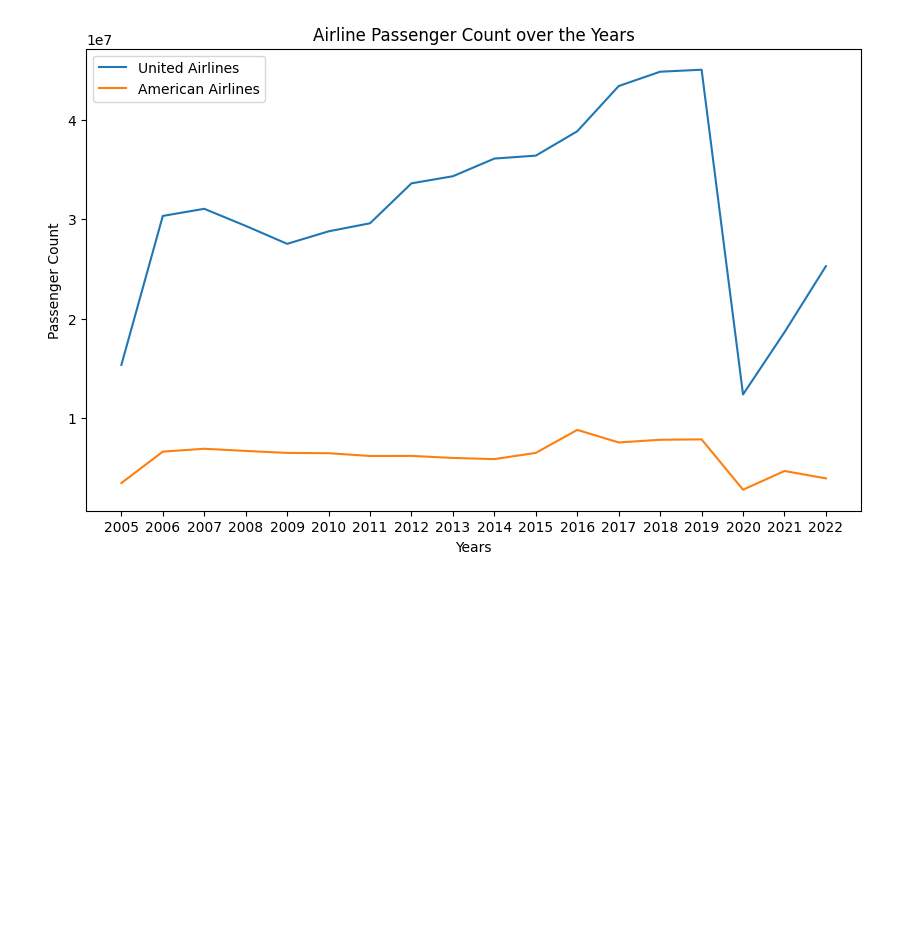
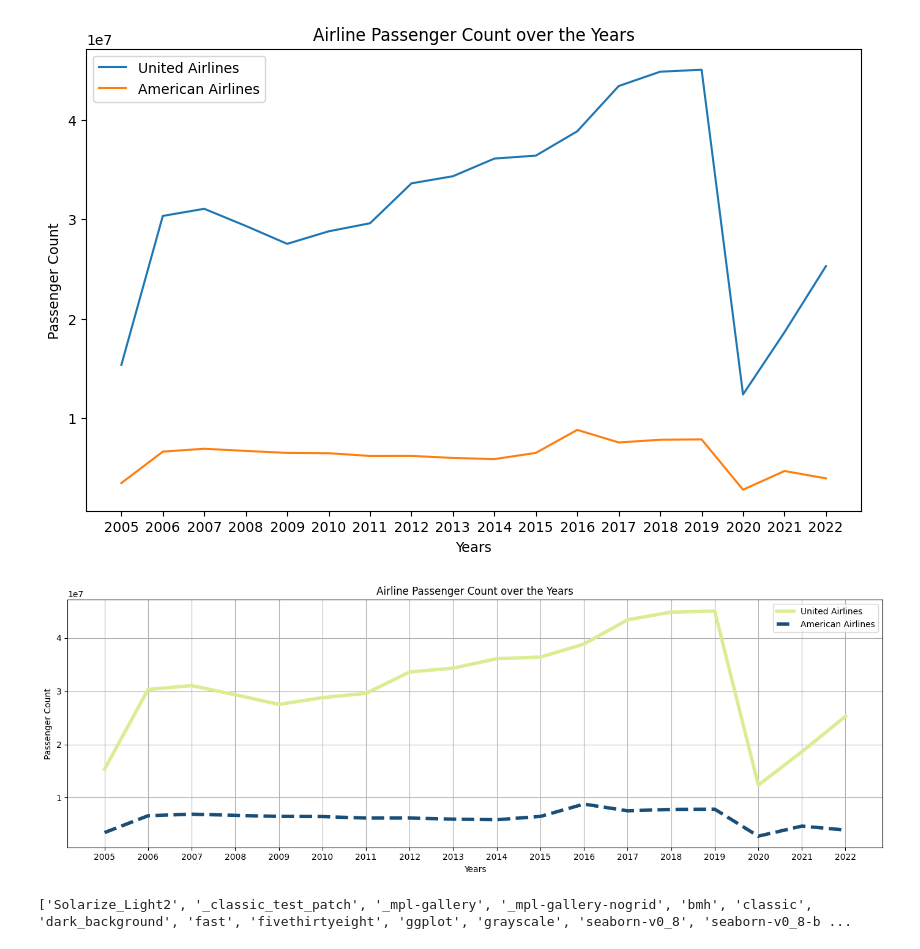
Before and after one commit to atifiu/matplotlib_practice, a Jupyter notebook: Matplotlib_Training1.ipynb, the cells around one changed output. Saved outputs shown, nothing was run; the diff lists cells and outputs as text; code cells hidden in the pictures; blank space fills up the shorter version.

Commit message:
Added styling and xkcd plot

```diff
--- a/Matplotlib_Training1.ipynb
+++ b/Matplotlib_Training1.ipynb
@@ -83,3 +89,30 @@ plt.legend()
 _ = plt.show()
 # %% [output]
 [figure]
+# %%
+# We will change the COLOR and LINESTYLE  of the lines
+# Linewidth can be changed using linewidth argument
+# plt.tight_layout() function can adjust the padding automatically.
+# plt.grid(true) to enable grid layout
+
+plt.figure(figsize=(14,5)) # to Increase the size of plot and make it bigger
+plt.plot(df_summary[df_summary['Operating Airline']=='United Airlines']['Year'], \
+            df_summary[df_summary['Operating Airline']=='United Airlines']['Passenger_Count'],\
+                label = "United Airlines", color = '#d9ed92ff', linestyle = 'solid', linewidth = 4)
+plt.plot(df_summary[df_summary['Operating Airline']=='American Airlines']['Year'], \
+            df_summary[df_summary['Operating Airline']=='American Airlines']['Passenger_Count'], \
+                label = "American Airlines", color = '#184e77ff', linestyle = 'dashed', linewidth = 4)
+plt.title("Airline Passenger Count over the Years")
+plt.xlabel("Years")
+plt.ylabel("Passenger Count")
+
+plt.legend()
+plt.tight_layout()
+plt.grid('True')
+_ = plt.show()
+# %% [output]
+[figure, added]
+# %%
+print(plt.style.available)
+# %% [output]
+['Solarize_Light2', '_classic_test_patch', '_mpl-gallery', '_mpl-gallery-nogrid', 'bmh', 'classic', 'dark_background', 'fast', 'fivethirtyeight', 'ggplot', 'grayscale', 'seaborn-v0_8', 'seaborn-v0_8-b ...
```
Also changed, not shown: parts of 2 cells of this notebook, 1 other file.
